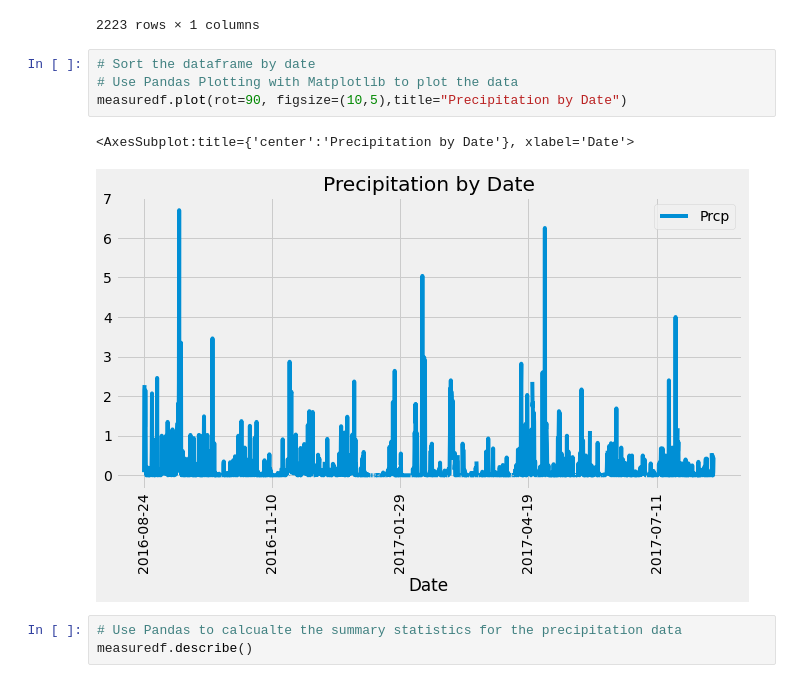
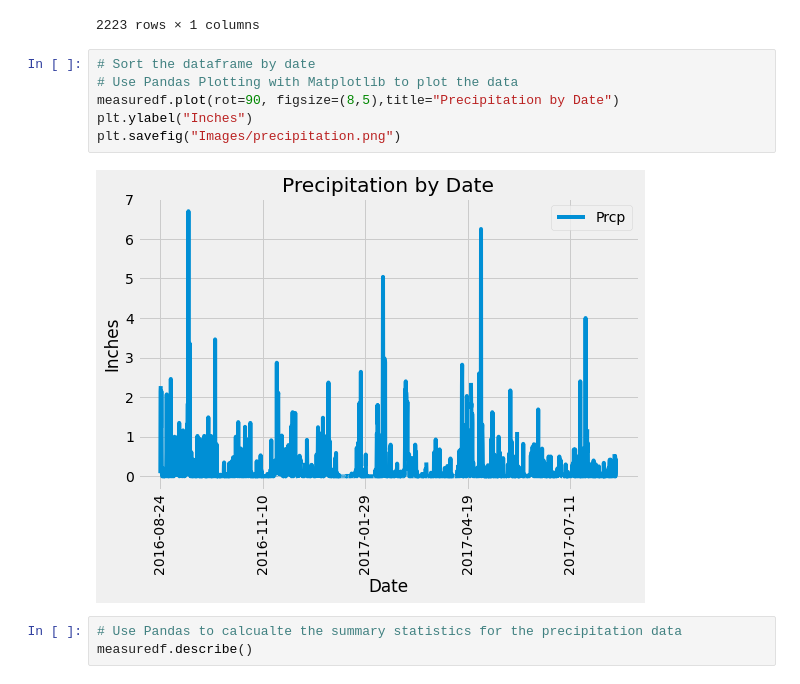
Before and after one commit to meetk5/SQLAlchemy-challenge, a Jupyter notebook: climate_starter.ipynb, the cells around one changed output. Saved outputs shown, nothing was run; the diff lists cells and outputs as text.

Commit message:
Saved plots in Images folder

```diff
--- a/climate_starter.ipynb
+++ b/climate_starter.ipynb
@@ -124,10 +124,11 @@ measuredf
 # %%
 # Sort the dataframe by date
 # Use Pandas Plotting with Matplotlib to plot the data
-measuredf.plot(rot=90, figsize=(10,5),title="Precipitation by Date")
+measuredf.plot(rot=90, figsize=(8,5),title="Precipitation by Date")
+plt.ylabel("Inches")
+plt.savefig("Images/precipitation.png")
 # %% [output]
-<AxesSubplot:title={'center':'Precipitation by Date'}, xlabel='Date'>
-[figure, old version]
+[figure, new version]
 # %%
 # Use Pandas to calcualte the summary statistics for the precipitation data
 measuredf.describe()
```
Also changed, not shown: parts of 1 cell of this notebook, 7 other files.
